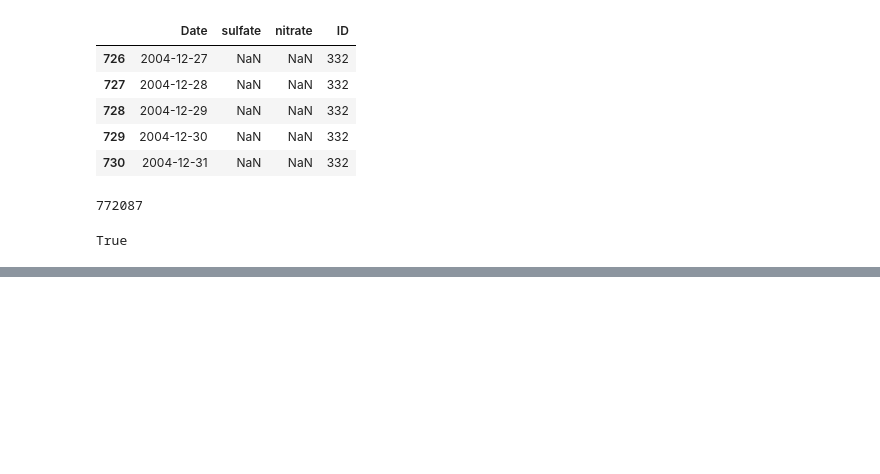
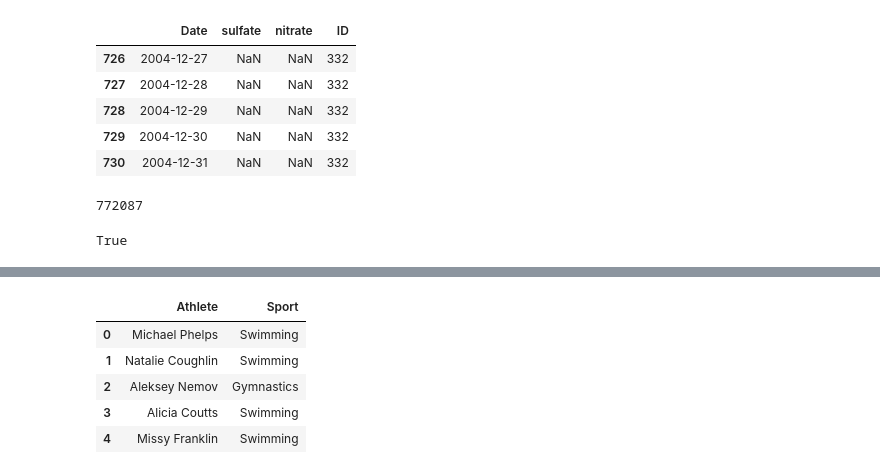
Before and after one commit to tomasvdh/python-ml-course, a Jupyter notebook: mynotebooks/T2 - 4 - Data Cleaning - Concatenación de datos.ipynb, the cells around one changed output, grey strips where cells are left out. Drawn from its saved outputs; the diff is of its cells as text; code cells hidden in the pictures; blank space fills up the shorter version.

```diff
--- a/mynotebooks/T2 - 4 - Data Cleaning - Concatenación de datos.ipynb
+++ b/mynotebooks/T2 - 4 - Data Cleaning - Concatenación de datos.ipynb
@@ -198,0 +249,9 @@ True
+# %%
+data_sports.head()
+# %% [output]
+|  | Athlete | Sport |
+| 0 | Michael Phelps | Swimming |
+| 1 | Natalie Coughlin | Swimming |
+| 2 | Aleksey Nemov | Gymnastics |
+| 3 | Alicia Coutts | Swimming |
+| 4 | Missy Franklin | Swimming |
```
Also changed, not shown: parts of 15 cells of this notebook.
